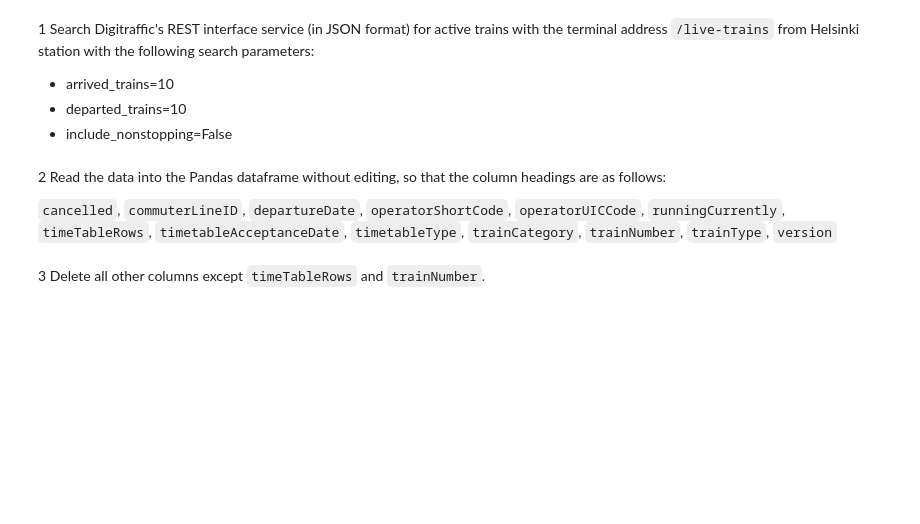
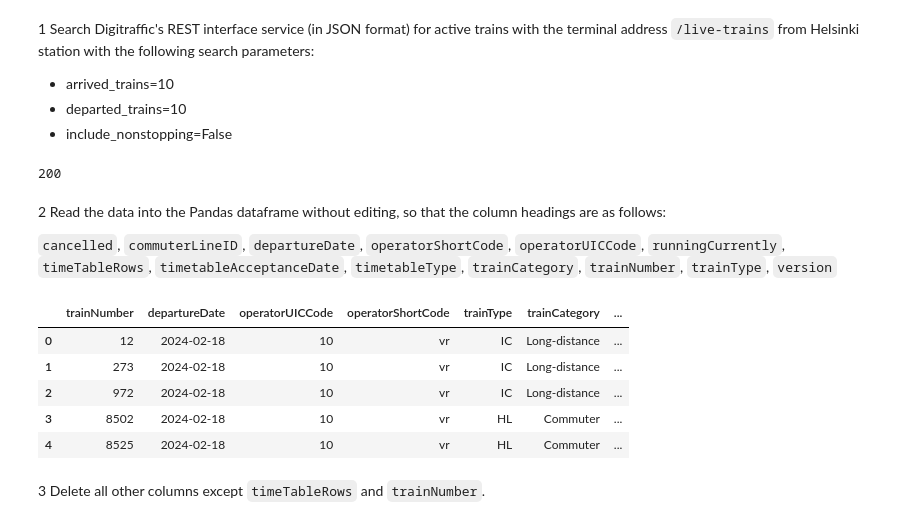
Before and after one commit to aamnah/ttc8030-data-preprocessing, a Jupyter notebook: exercises/Exercise_7_Final.ipynb, the cells around one changed output. Drawn from its saved outputs; the diff is of its cells as text; code cells hidden in the pictures; blank space fills up the shorter version.

```diff
--- a/exercises/Exercise_7_Final.ipynb
+++ b/exercises/Exercise_7_Final.ipynb
@@ -14,3 +12,25 @@ This final exercise combines different parts from the previous exercises.
+# %%
+import requests
+
+station = 'HKI' # Helsinki
+
+arrived_trains = 10
+departed_trains = 10
+include_nonstopping = False
+
+params = {
+    'arrived_trains': arrived_trains,
+    'departed_trains': departed_trains,
+    'include_nonstopping': include_nonstopping
+}
+
+
+url = f"https://rata.digitraffic.fi/api/v1/live-trains/station/{station}/"
+
+req = requests.get(url, params)
+req.status_code
+# %% [output]
+200
 # %% [markdown]
 2 Read the data into the Pandas dataframe without editing, so that the column headings are as follows:
 
@@ -32,2 +50,14 @@ This final exercise combines different parts from the previous exercises.
+# %%
+import pandas as pd
+df = pd.json_normalize(req.json())
+
+df.head()
+# %% [output]
+|  | trainNumber | departureDate | operatorUICCode | operatorShortCode | trainType | trainCategory | ... |
+| 0 | 12 | 2024-02-18 | 10 | vr | IC | Long-distance | ... |
+| 1 | 273 | 2024-02-18 | 10 | vr | IC | Long-distance | ... |
+| 2 | 972 | 2024-02-18 | 10 | vr | IC | Long-distance | ... |
+| 3 | 8502 | 2024-02-18 | 10 | vr | HL | Commuter | ... |
+| 4 | 8525 | 2024-02-18 | 10 | vr | HL | Commuter | ... |
 # %% [markdown]
 3 Delete all other columns except `timeTableRows` and `trainNumber`.
```
Also changed, not shown: parts of 14 cells of this notebook.
